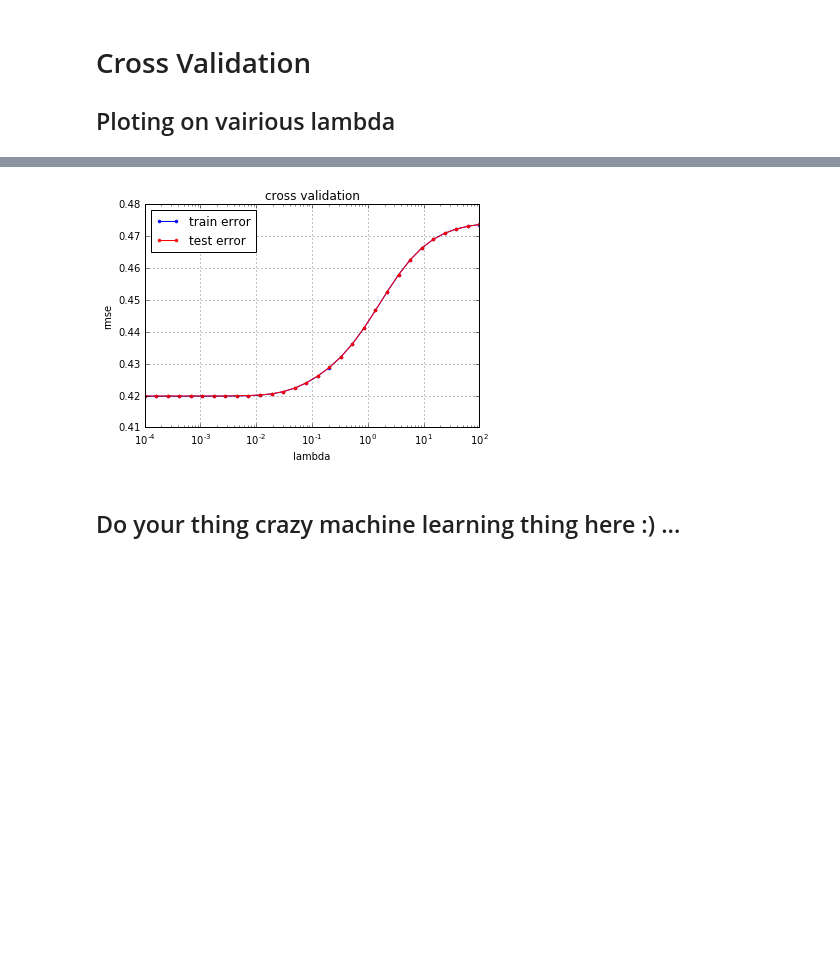
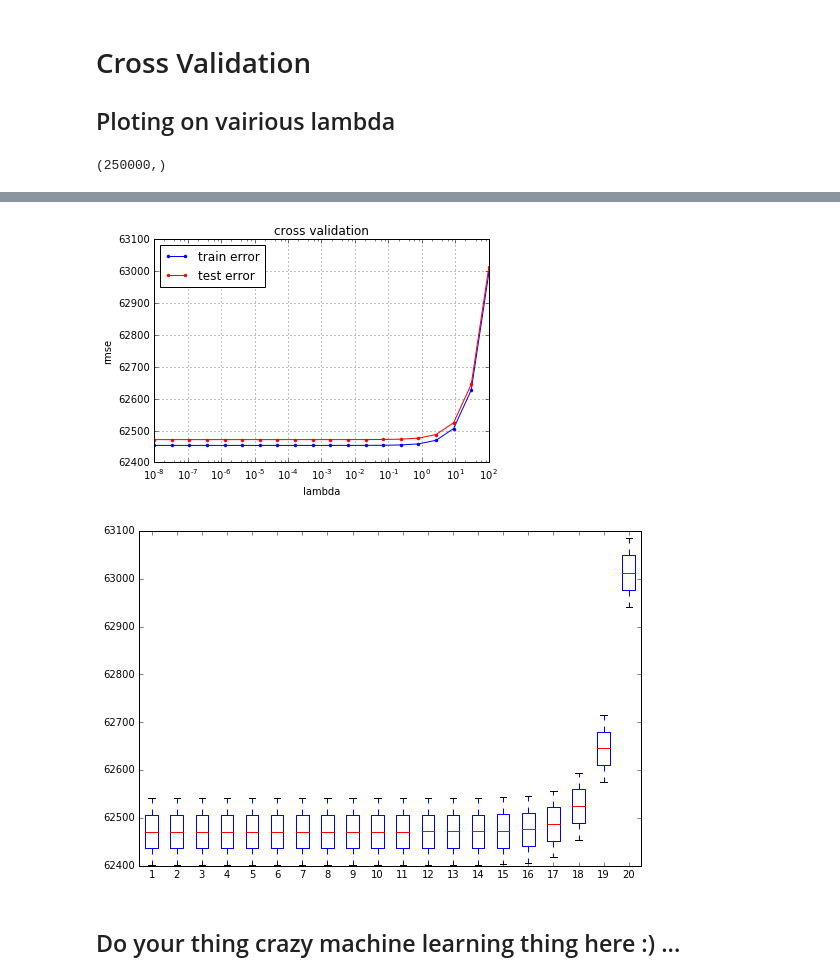
Before and after one commit to ThibaultUrien/ML_2016, a Jupyter notebook: project1.ipynb, the cells around one changed output, grey strips where cells are left out. Saved outputs shown, nothing was run; the diff lists cells and outputs as text; code cells hidden in the pictures; blank space fills up the shorter version.

```diff
--- a/project1.ipynb
+++ b/project1.ipynb
@@ -17,7 +18,7 @@ The autoreload extension is already loaded. To reload it, use:
 # %%
 from proj1_helpers import *
 DATA_TRAIN_PATH = 'train.csv' # TODO: download train data and supply path here
-y, tX, ids = load_csv_data(DATA_TRAIN_PATH)
+y, tX, ids = load_csv_data(DATA_TRAIN_PATH, sub_sample=True)
 # %%
 tX.shape, y.shape
 # %% [output]
@@ -59,5 +49,5 @@ On standardise cet array
 We remove all columns containing -999. using remove_outlier_columns function.
 # %%
-new_tX, new_mean, new_std = standardize(remove_outlier_columns(tX), mean_x=None, std_x=None)
+new_tX, new_mean, new_std = method(1,tX)
 new_tX.shape
 # %% [output]
@@ -67,5 +57,5 @@ new_tX.shape
 We transform all the -999. values by the mean of the columns (calculated without counting the -999.)
 # %%
-mean_tX, mean_mean, mean__std = standardize(undefToMeanMean(tX), mean_x=None, std_x=None)
+mean_tX, mean_mean, mean__std = method(2,tX)
 mean_tX
 # %% [output]
@@ -190,9 +255,9 @@ y[y==-1] = 0
 # %% [markdown]
 Define some parameters
 # %%
-max_iter = 1000
+max_iter = 1001
 alpha = 0.00001
-lambda_ = 0.01
+lambda_ = 0.0001
 threshold = 1e-8
-initial_w = np.zeros((new_tX.shape[1], 1))
+initial_w = np.zeros((mean_tX.shape[1], 1))
 # %%
@@ -210,22 +278,39 @@ The loss=139040.9305297237
+# %%
+reshape_y.shape
+# %% [output]
+(250000,)
 # %%
-def cross_validation_demo(seed,degree,k_fold,lambdas):
+def cross_validation_demo(seed, initial_w, alpha, max_iter, threshold, degree,k_fold,lambdas):
     # split data in k fold
     k_indices = build_k_indices(y, k_fold, seed)
+    print(k_indices.shape)
     # define lists to store the loss of training data and test data
     rmse_tr = []
     rmse_te = []
-    # ***************************************************
-    # INSERT YOUR CODE HERE
+    rmse_te_var=[]
+
     # cross validation: TODO
     print(y.shape)
     print(new_tX.shape)
+
     for lambda_ in lambdas:
-        loss_tr, loss_te = cross_validation(y, new_tX, k_indices, k_fold, lambda_, degree)
+        print('lambda =',lambda_)
+        loss_tr, loss_te, rmses_test = cross_validation(y, mean_tX, initial_w, alpha, max_iter, threshold, k_indices, k_fold, lambda_, degree)
         rmse_tr.append(loss_tr)
         rmse_te.append(loss_te)
+        rmse_te_var.append(rmses_test)
 
     # ***************************************************
     cross_validation_visualization(lambdas, rmse_tr, rmse_te)
 
-cross_validation_demo(2000,1,10,np.logspace(-4, 2, 30))
+     # Create a figure instance
+    fig = plt.figure(1, figsize=(9, 6))
+
+    # Create an axes instance
+    ax = fig.add_subplot(111)
+
+    # Create the boxplot
+    bp = ax.boxplot(rmse_te_var)
+
+cross_validation_demo(1000, initial_w, alpha, max_iter, threshold, 1, 2, np.logspace(-8, 2, 20))
 # %% [output]
@@ -234,4 +334,5 @@ cross_validation_demo(2000,1,10,np.logspace(-4, 2, 30))
-[figure, old version]
+[figure, new version]
+[figure, added]
 # %% [markdown]
 ## Do your thing crazy machine learning thing here :) ...
 # %% [markdown]
```
Also changed, not shown: parts of 49 cells of this notebook, 3 other files.
